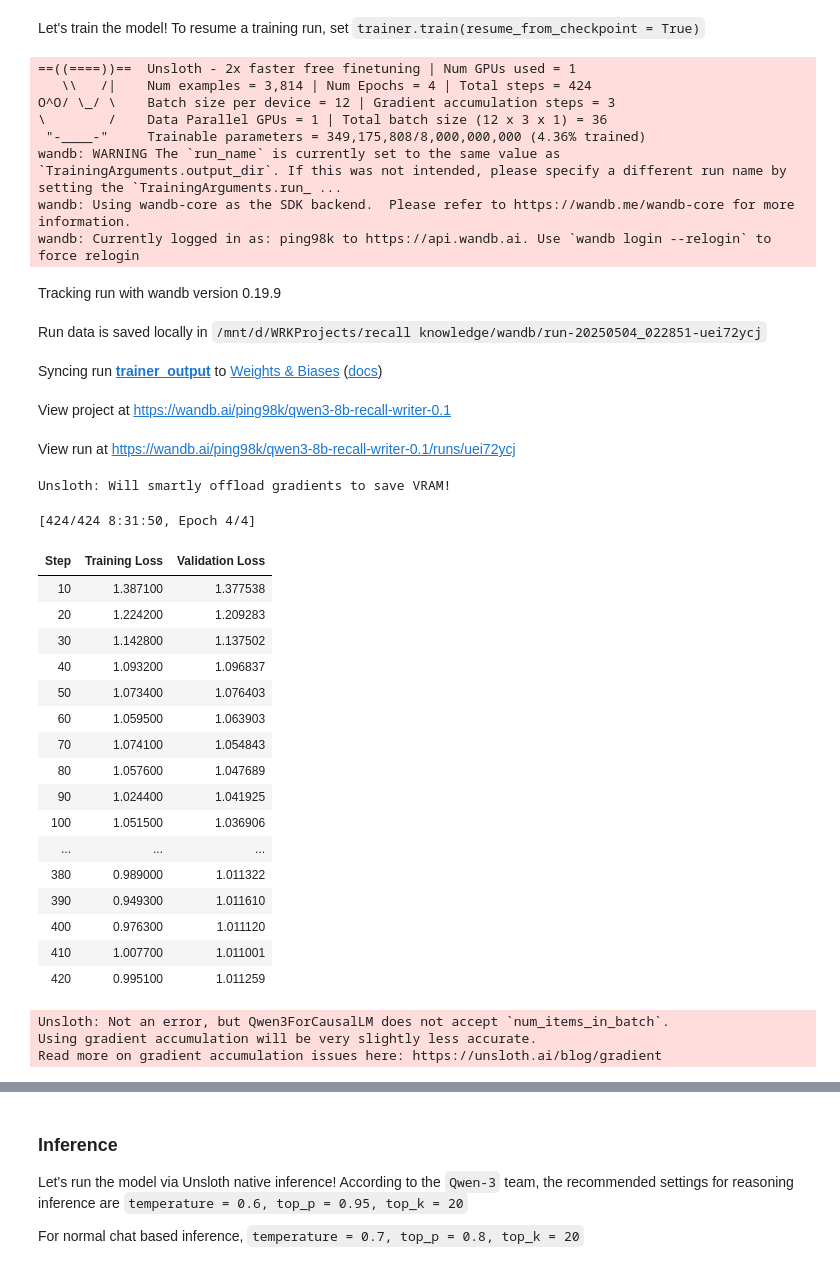
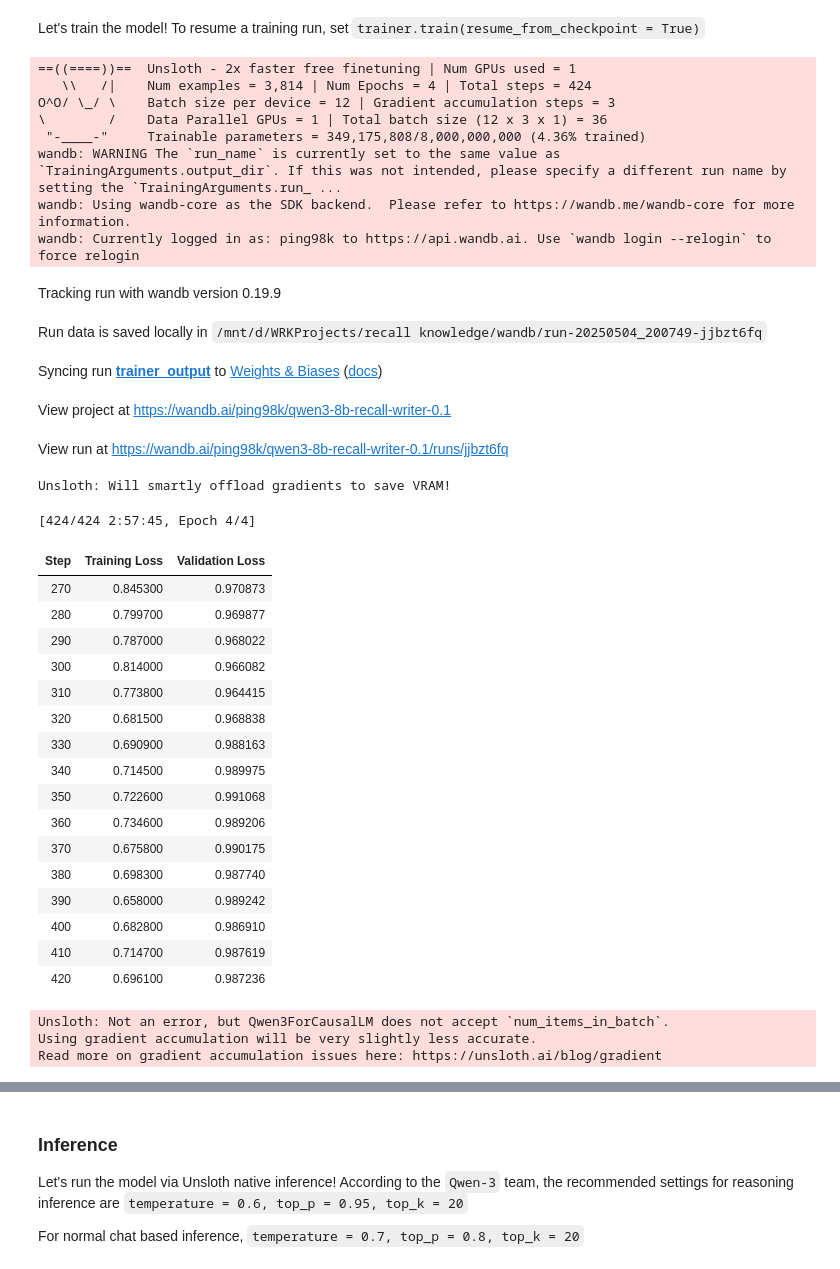
Before and after one commit to ping98k/recall-knowledge, a Jupyter notebook: train recall writer.ipynb, the cells around one changed output, grey strips where cells are left out. Saved outputs shown, nothing was run; the diff lists cells and outputs as text; code cells hidden in the pictures.

```diff
--- a/train recall writer.ipynb
+++ b/train recall writer.ipynb
@@ -153,7 +153,7 @@ trainer = SFTTrainer(
 
         num_train_epochs = 4, # Set this for 1 full training run.
         # max_steps = 400,
-        learning_rate = 2e-5, # Reduce to 2e-5 for long training runs
+        learning_rate = 2e-4, # Reduce to 2e-5 for long training runs
         logging_steps = 1,
         optim = "adamw_8bit",
         weight_decay = 0.01,
@@ -175,40 +175,40 @@ GPU = NVIDIA GeForce RTX 3090. Max memory = 24.0 GB.
 # %% [markdown]
 Let's train the model! To resume a training run, set `trainer.train(resume_from_checkpoint = True)`
 # %%
-trainer_stats = trainer.train(resume_from_checkpoint = False)
+trainer_stats = trainer.train(resume_from_checkpoint = True)
 # %% [output]
 ==((====))==  Unsloth - 2x faster free finetuning | Num GPUs used = 1
    \\   /|    Num examples = 3,814 | Num Epochs = 4 | Total steps = 424
 O^O/ \_/ \    Batch size per device = 12 | Gradient accumulation steps = 3
 \        /    Data Parallel GPUs = 1 | Total batch size (12 x 3 x 1) = 36
  "-____-"     Trainable parameters = 349,175,808/8,000,000,000 (4.36% trained)
 wandb: WARNING The `run_name` is currently set to the same value as `TrainingArguments.output_dir`. If this was not intended, please specify a different run name by setting the `TrainingArguments.run_ ...
 wandb: Using wandb-core as the SDK backend.  Please refer to https://wandb.me/wandb-core for more information.
 wandb: Currently logged in as: ping98k to https://api.wandb.ai. Use `wandb login --relogin` to force relogin
 Tracking run with wandb version 0.19.9
-Run data is saved locally in /mnt/d/WRKProjects/recall knowledge/wandb/run-20250504_022851-uei72ycj
+Run data is saved locally in /mnt/d/WRKProjects/recall knowledge/wandb/run-20250504_200749-jjbzt6fq
 Syncing run trainer_output to Weights & Biases (docs)
 View project at https://wandb.ai/ping98k/qwen3-8b-recall-writer-0.1
-View run at https://wandb.ai/ping98k/qwen3-8b-recall-writer-0.1/runs/uei72ycj
+View run at https://wandb.ai/ping98k/qwen3-8b-recall-writer-0.1/runs/jjbzt6fq
 Unsloth: Will smartly offload gradients to save VRAM!
-[424/424 8:31:50, Epoch 4/4]
+[424/424 2:57:45, Epoch 4/4]
 | Step | Training Loss | Validation Loss |
-| 10 | 1.387100 | 1.377538 |
-| 20 | 1.224200 | 1.209283 |
-| 30 | 1.142800 | 1.137502 |
-| 40 | 1.093200 | 1.096837 |
-| 50 | 1.073400 | 1.076403 |
-| 60 | 1.059500 | 1.063903 |
-| 70 | 1.074100 | 1.054843 |
-| 80 | 1.057600 | 1.047689 |
-| 90 | 1.024400 | 1.041925 |
-| 100 | 1.051500 | 1.036906 |
-| ... | ... | ... |
-| 380 | 0.989000 | 1.011322 |
-| 390 | 0.949300 | 1.011610 |
-| 400 | 0.976300 | 1.011120 |
-| 410 | 1.007700 | 1.011001 |
-| 420 | 0.995100 | 1.011259 |
+| 270 | 0.845300 | 0.970873 |
+| 280 | 0.799700 | 0.969877 |
+| 290 | 0.787000 | 0.968022 |
+| 300 | 0.814000 | 0.966082 |
+| 310 | 0.773800 | 0.964415 |
+| 320 | 0.681500 | 0.968838 |
+| 330 | 0.690900 | 0.988163 |
+| 340 | 0.714500 | 0.989975 |
+| 350 | 0.722600 | 0.991068 |
+| 360 | 0.734600 | 0.989206 |
+| 370 | 0.675800 | 0.990175 |
+| 380 | 0.698300 | 0.987740 |
+| 390 | 0.658000 | 0.989242 |
+| 400 | 0.682800 | 0.986910 |
+| 410 | 0.714700 | 0.987619 |
+| 420 | 0.696100 | 0.987236 |
 Unsloth: Not an error, but Qwen3ForCausalLM does not accept `num_items_in_batch`.
 Using gradient accumulation will be very slightly less accurate.
 Read more on gradient accumulation issues here: https://unsloth.ai/blog/gradient
```
Also changed, not shown: parts of 7 cells of this notebook.
